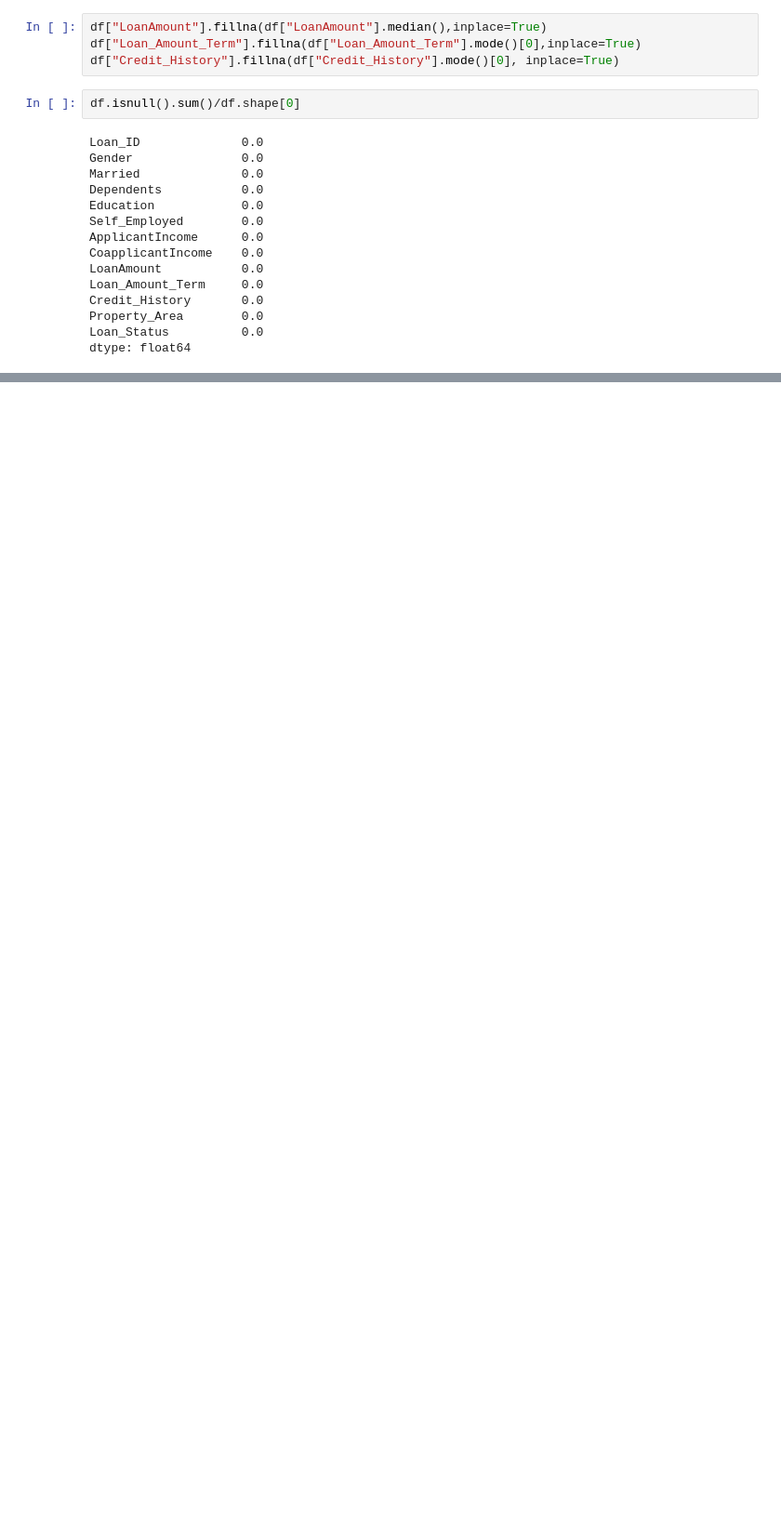
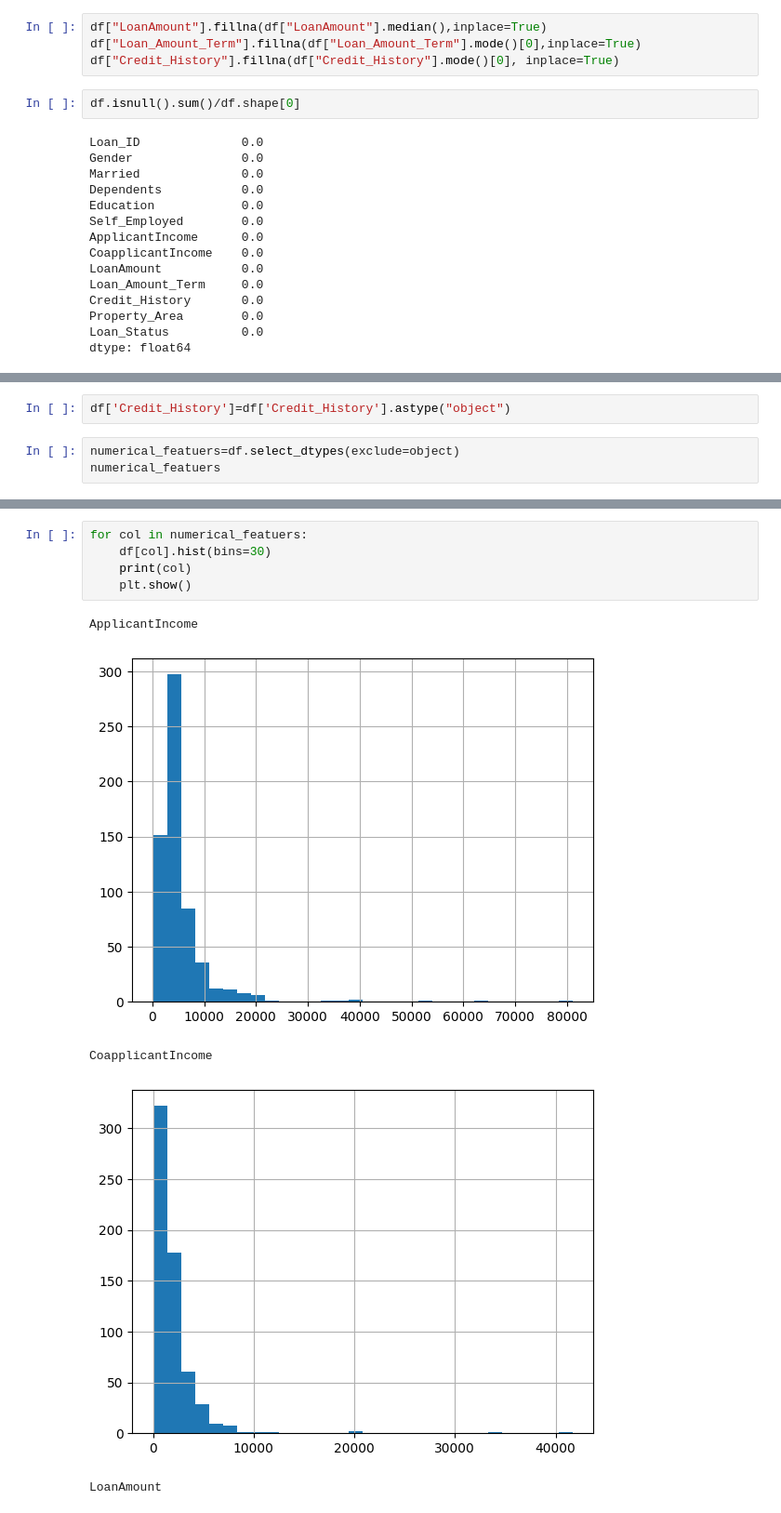
Before and after one commit to Nourshosharah/Loan-Approval-Prediction-System-MLT-, a Jupyter notebook: Machine_Learning_part/models_preprocessing.ipynb, the cells around one changed output, grey strips where cells are left out. Shown: that part at 93% size. Drawn from its saved outputs; the diff is of its cells as text; blank space fills up the shorter version.

```diff
--- a/Machine_Learning_part/models_preprocessing.ipynb
+++ b/Machine_Learning_part/models_preprocessing.ipynb
@@ -158,0 +178,5 @@ dtype: float64
+# %%
+df['Credit_History']=df['Credit_History'].astype("object")
+# %%
+numerical_featuers=df.select_dtypes(exclude=object)
+numerical_featuers
@@ -158,0 +197,11 @@ dtype: float64
+# %%
+for col in numerical_featuers:
+    df[col].hist(bins=30)
+    print(col)
+    plt.show()
+# %% [output]
+ApplicantIncome
+[figure, added]
+CoapplicantIncome
+[figure, added]
+LoanAmount
```
Also changed, not shown: parts of 20 cells of this notebook.
